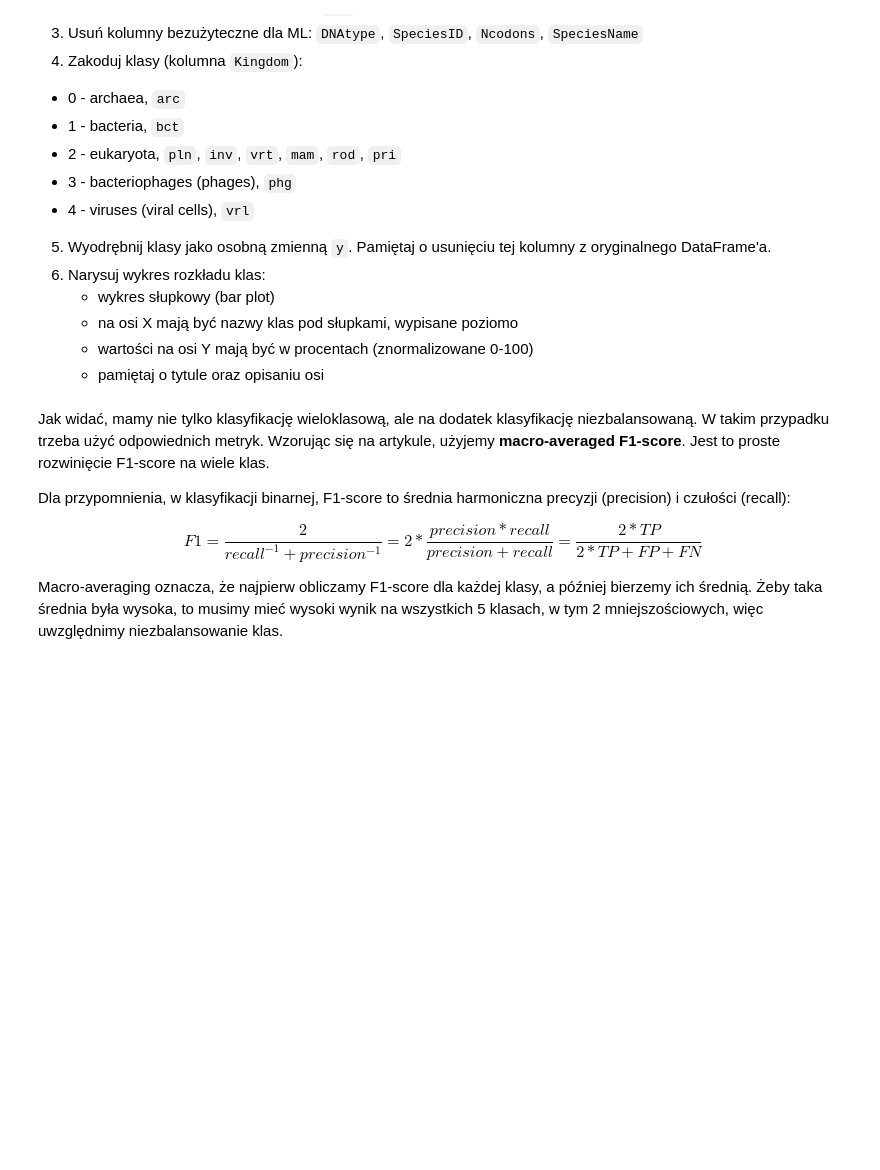
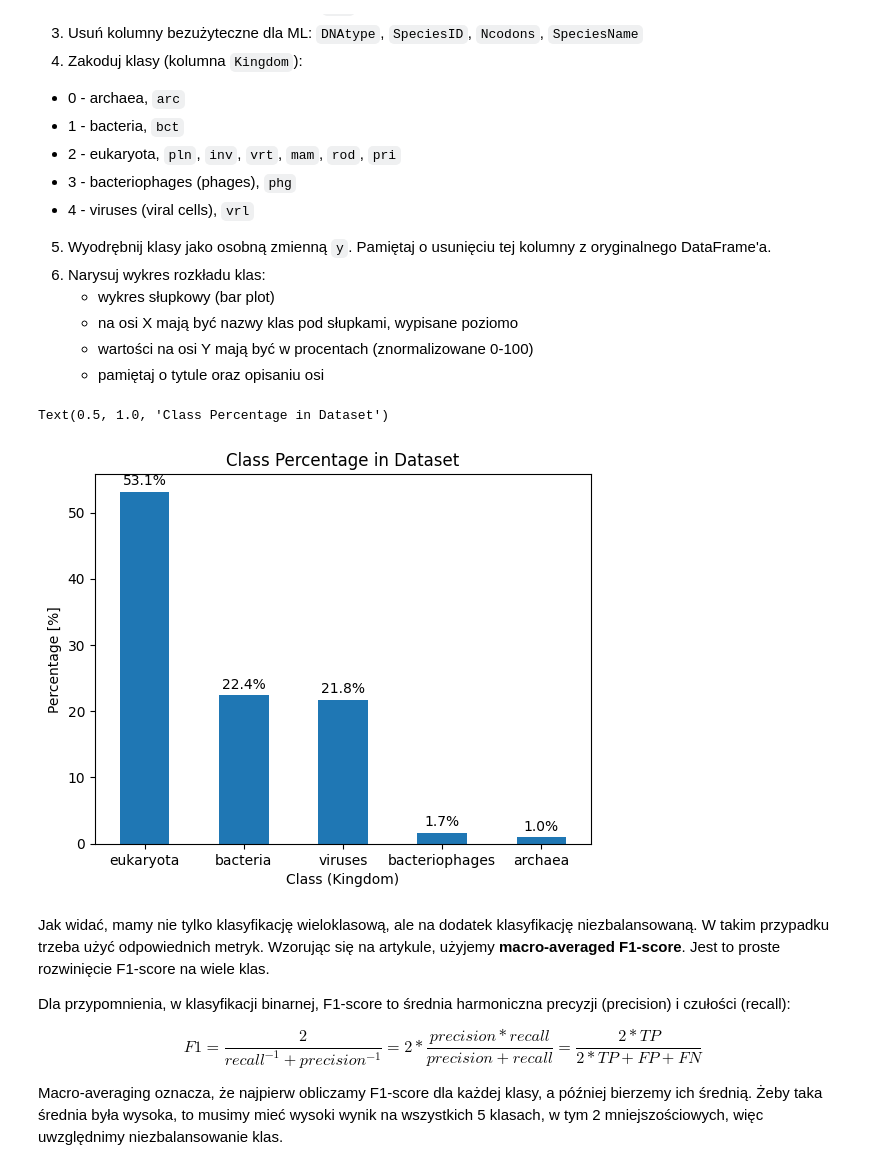
Before and after one commit to Jeremylaby/podstawy-uczenia-maszynowego-24-25, a Jupyter notebook: lab2/notebook.ipynb, the cells around one changed output. Drawn from its saved outputs; the diff is of its cells as text; code cells hidden in the pictures; blank space fills up the shorter version.

```diff
--- a/lab2/notebook.ipynb
+++ b/lab2/notebook.ipynb
@@ -76,6 +126,53 @@ df.dtypes.head(20)
    - na osi X mają być nazwy klas pod słupkami, wypisane poziomo
    - wartości na osi Y mają być w procentach (znormalizowane 0-100)
    - pamiętaj o tytule oraz opisaniu osi
+# %%
+# 1
+df = df[df["Ncodons"] >= 1000]
+# 2
+df = df[df["Kingdom"] != "plm"]
+# 3
+df.drop(columns=["DNAtype", "SpeciesID", "Ncodons", "SpeciesName"], inplace=True)
+# 4
+kingdom_mapping = {
+    "arc": 0,
+    "bct": 1,
+    "pln": 2,
+    "inv": 2,
+    "vrt": 2,
+    "mam": 2,
+    "rod": 2,
+    "pri": 2,
+    "phg": 3,
+    "vrl": 4,
+}
+df["Kingdom"] = df["Kingdom"].map(kingdom_mapping)
+# %%
+# 5
+y = df["Kingdom"]
+df.drop(columns=["Kingdom"], inplace=True)
+# %%
+# 6
+kigdom_mapping = {
+    0: "archaea",
+    1: "bacteria",
+    2: "eukaryota",
+    3: "bacteriophages",
+    4: "viruses",
+}
+class_counts = y.value_counts(normalize=True) * 100
+class_counts.index = class_counts.index.map(kigdom_mapping)
+bar = class_counts.plot.bar()
+for i, v in enumerate(class_counts):
+    bar.text(i, v + 1, f"{v:.1f}%", ha="center", fontsize=10)
+
+plt.xticks(rotation=0)
+plt.xlabel("Class (Kingdom)")
+plt.ylabel("Percentage [%]")
+plt.title("Class Percentage in Dataset")
+# %% [output]
+Text(0.5, 1.0, 'Class Percentage in Dataset')
+[figure, added]
 # %% [markdown]
 Jak widać, mamy nie tylko klasyfikację wieloklasową, ale na dodatek klasyfikację niezbalansowaną. W takim przypadku trzeba użyć odpowiednich metryk. Wzorując się na artykule, użyjemy **macro-averaged F1-score**. Jest to proste rozwinięcie F1-score na wiele klas.
 
```
Also changed, not shown: parts of 12 cells of this notebook, 1 other file.
